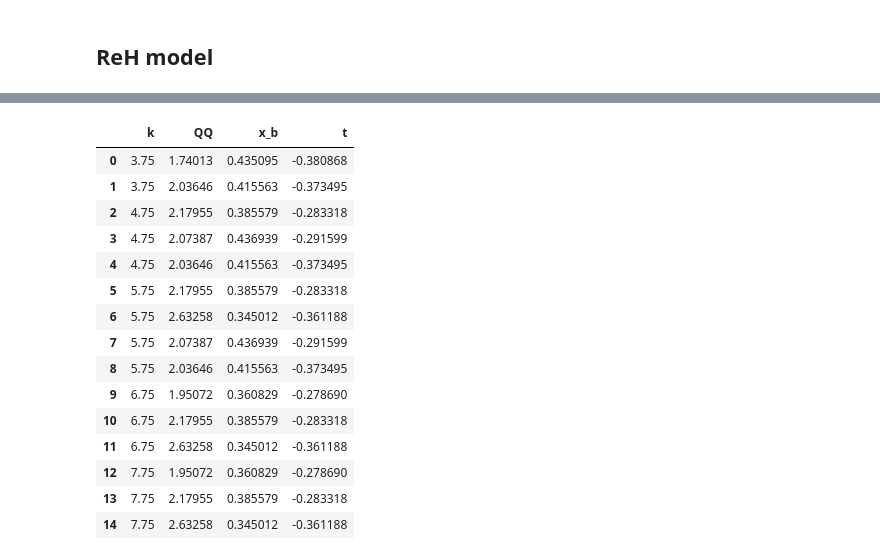
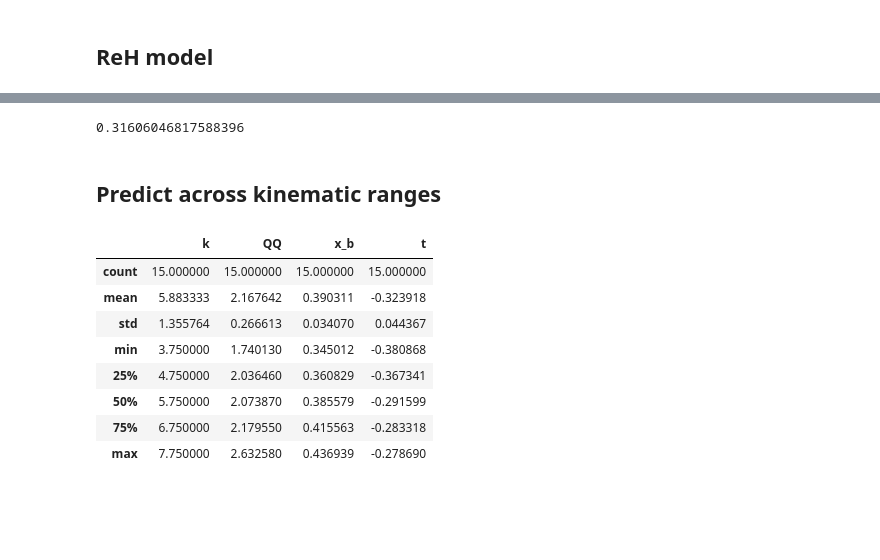
Before and after one commit to extraction-tools/ANN, a Jupyter notebook: Nick/GlobalFit2.ipynb, the cells around one changed output, grey strips where cells are left out. Saved outputs shown, nothing was run; the diff lists cells and outputs as text; code cells hidden in the pictures; blank space fills up the shorter version.

```diff
--- a/Nick/GlobalFit2.ipynb
+++ b/Nick/GlobalFit2.ipynb
@@ -212,0 +276,6 @@ rescaler = MinMaxScaler()
+# %%
+np.corrcoef(np.abs(pct_errs), np.abs(pct_errs_locals))[1, 0]
+# %% [output]
+0.31606046817588396
+# %% [markdown]
+## Predict across kinematic ranges
@@ -213,19 +284,12 @@ rescaler = MinMaxScaler()
 # %%
-X
+X.describe()
 # %% [output]
 |  | k | QQ | x_b | t |
-| 0 | 3.75 | 1.74013 | 0.435095 | -0.380868 |
-| 1 | 3.75 | 2.03646 | 0.415563 | -0.373495 |
-| 2 | 4.75 | 2.17955 | 0.385579 | -0.283318 |
-| 3 | 4.75 | 2.07387 | 0.436939 | -0.291599 |
-| 4 | 4.75 | 2.03646 | 0.415563 | -0.373495 |
-| 5 | 5.75 | 2.17955 | 0.385579 | -0.283318 |
-| 6 | 5.75 | 2.63258 | 0.345012 | -0.361188 |
-| 7 | 5.75 | 2.07387 | 0.436939 | -0.291599 |
-| 8 | 5.75 | 2.03646 | 0.415563 | -0.373495 |
-| 9 | 6.75 | 1.95072 | 0.360829 | -0.278690 |
-| 10 | 6.75 | 2.17955 | 0.385579 | -0.283318 |
-| 11 | 6.75 | 2.63258 | 0.345012 | -0.361188 |
-| 12 | 7.75 | 1.95072 | 0.360829 | -0.278690 |
-| 13 | 7.75 | 2.17955 | 0.385579 | -0.283318 |
-| 14 | 7.75 | 2.63258 | 0.345012 | -0.361188 |
+| count | 15.000000 | 15.000000 | 15.000000 | 15.000000 |
+| mean | 5.883333 | 2.167642 | 0.390311 | -0.323918 |
+| std | 1.355764 | 0.266613 | 0.034070 | 0.044367 |
+| min | 3.750000 | 1.740130 | 0.345012 | -0.380868 |
+| 25% | 4.750000 | 2.036460 | 0.360829 | -0.367341 |
+| 50% | 5.750000 | 2.073870 | 0.385579 | -0.291599 |
+| 75% | 6.750000 | 2.179550 | 0.415563 | -0.283318 |
+| max | 7.750000 | 2.632580 | 0.436939 | -0.278690 |
```
Also changed, not shown: parts of 112 cells of this notebook, 1 other file.
